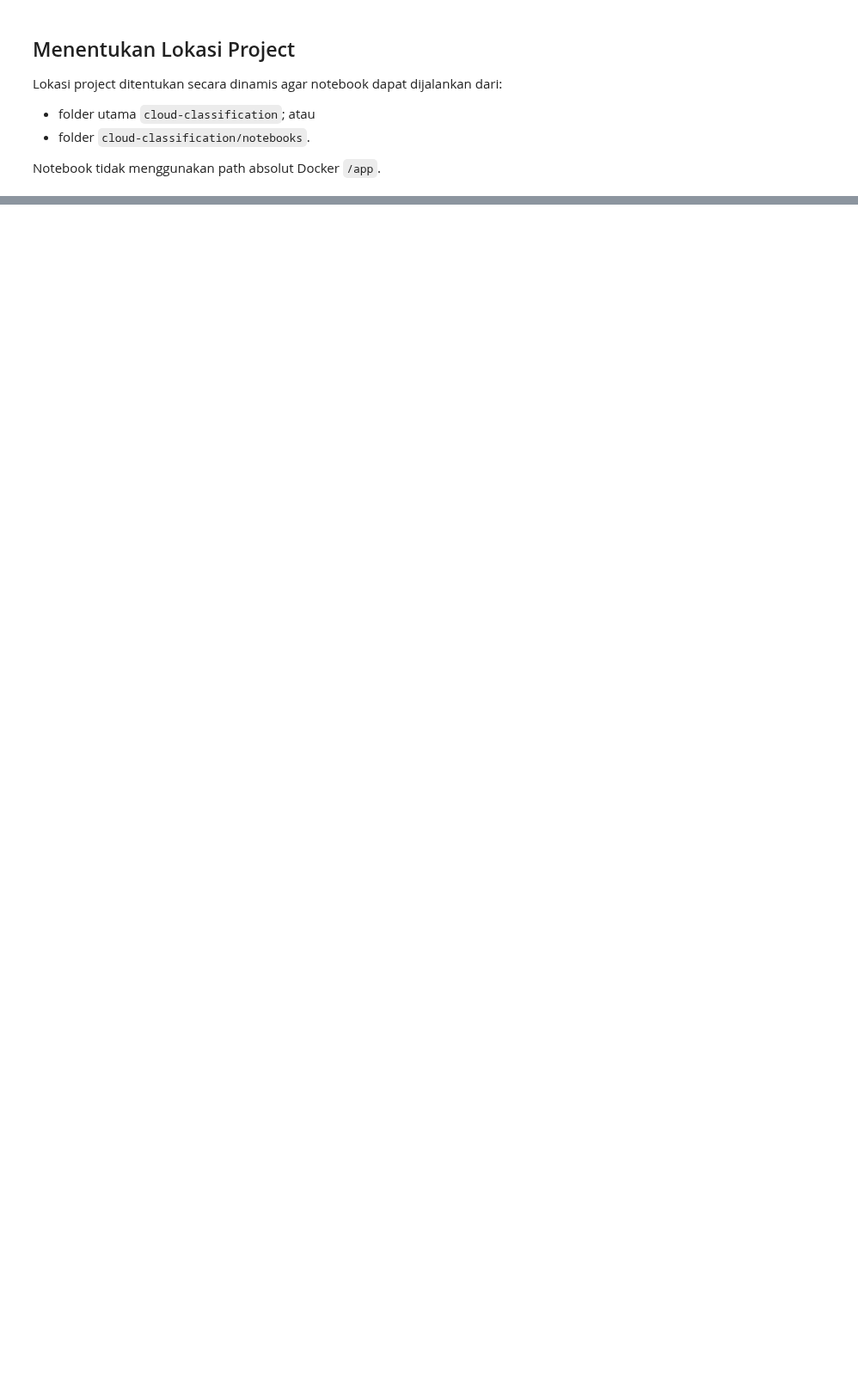
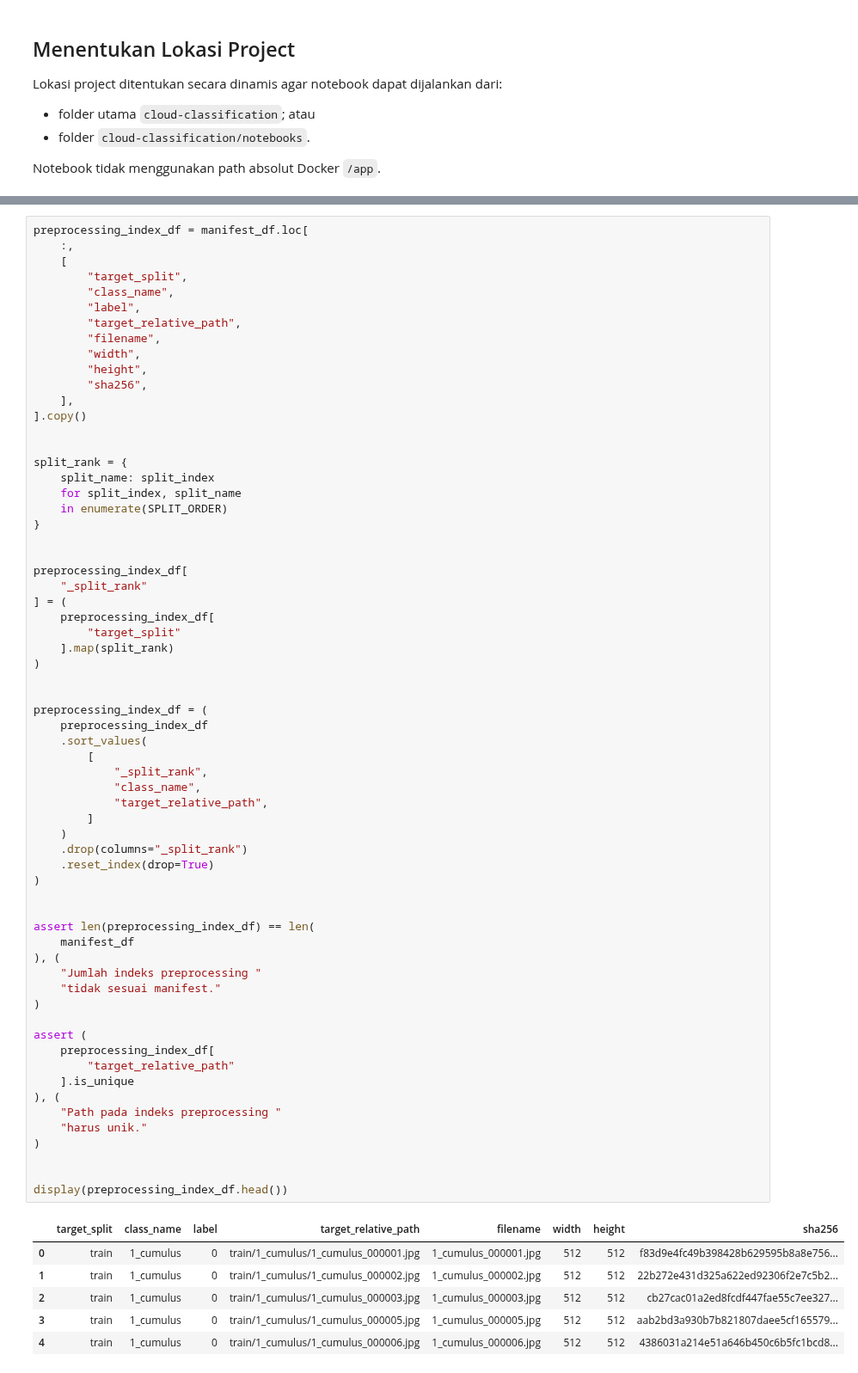
Before and after one commit to julian34/cloud-classification, a Jupyter notebook: notebooks/05_preprocessing_augmentasi.ipynb, the cells around one changed output, grey strips where cells are left out. Shown at 86% size. Saved outputs shown, nothing was run; the diff lists cells and outputs as text; blank space fills up the shorter version.

```diff
--- a/notebooks/05_preprocessing_augmentasi.ipynb
+++ b/notebooks/05_preprocessing_augmentasi.ipynb
@@ -135,0 +1511,71 @@ display(path_table)
+# %%
+preprocessing_index_df = manifest_df.loc[
+    :,
+    [
+        "target_split",
+        "class_name",
+        "label",
+        "target_relative_path",
+        "filename",
+        "width",
+        "height",
+        "sha256",
+    ],
+].copy()
+
+
+split_rank = {
+    split_name: split_index
+    for split_index, split_name
+    in enumerate(SPLIT_ORDER)
+}
+
+
+preprocessing_index_df[
+    "_split_rank"
+] = (
+    preprocessing_index_df[
+        "target_split"
+    ].map(split_rank)
+)
+
+
+preprocessing_index_df = (
+    preprocessing_index_df
+    .sort_values(
+        [
+            "_split_rank",
+            "class_name",
+            "target_relative_path",
+        ]
+    )
+    .drop(columns="_split_rank")
+    .reset_index(drop=True)
+)
+
+
+assert len(preprocessing_index_df) == len(
+    manifest_df
+), (
+    "Jumlah indeks preprocessing "
+    "tidak sesuai manifest."
+)
+
+assert (
+    preprocessing_index_df[
+        "target_relative_path"
+    ].is_unique
+), (
+    "Path pada indeks preprocessing "
+    "harus unik."
+)
+
+
+display(preprocessing_index_df.head())
+# %% [output]
+|  | target_split | class_name | label | target_relative_path | filename | width | height | sha256 |
+| 0 | train | 1_cumulus | 0 | train/1_cumulus/1_cumulus_000001.jpg | 1_cumulus_000001.jpg | 512 | 512 | f83d9e4fc49b398428b629595b8a8e756... |
+| 1 | train | 1_cumulus | 0 | train/1_cumulus/1_cumulus_000002.jpg | 1_cumulus_000002.jpg | 512 | 512 | 22b272e431d325a622ed92306f2e7c5b2... |
+| 2 | train | 1_cumulus | 0 | train/1_cumulus/1_cumulus_000003.jpg | 1_cumulus_000003.jpg | 512 | 512 | cb27cac01a2ed8fcdf447fae55c7ee327... |
+| 3 | train | 1_cumulus | 0 | train/1_cumulus/1_cumulus_000005.jpg | 1_cumulus_000005.jpg | 512 | 512 | aab2bd3a930b7b821807daee5cf165579... |
+| 4 | train | 1_cumulus | 0 | train/1_cumulus/1_cumulus_000006.jpg | 1_cumulus_000006.jpg | 512 | 512 | 4386031a214e51a646b450c6b5fc1bcd8... |
```
Also changed, not shown: parts of 34 cells of this notebook, 1 other file.
